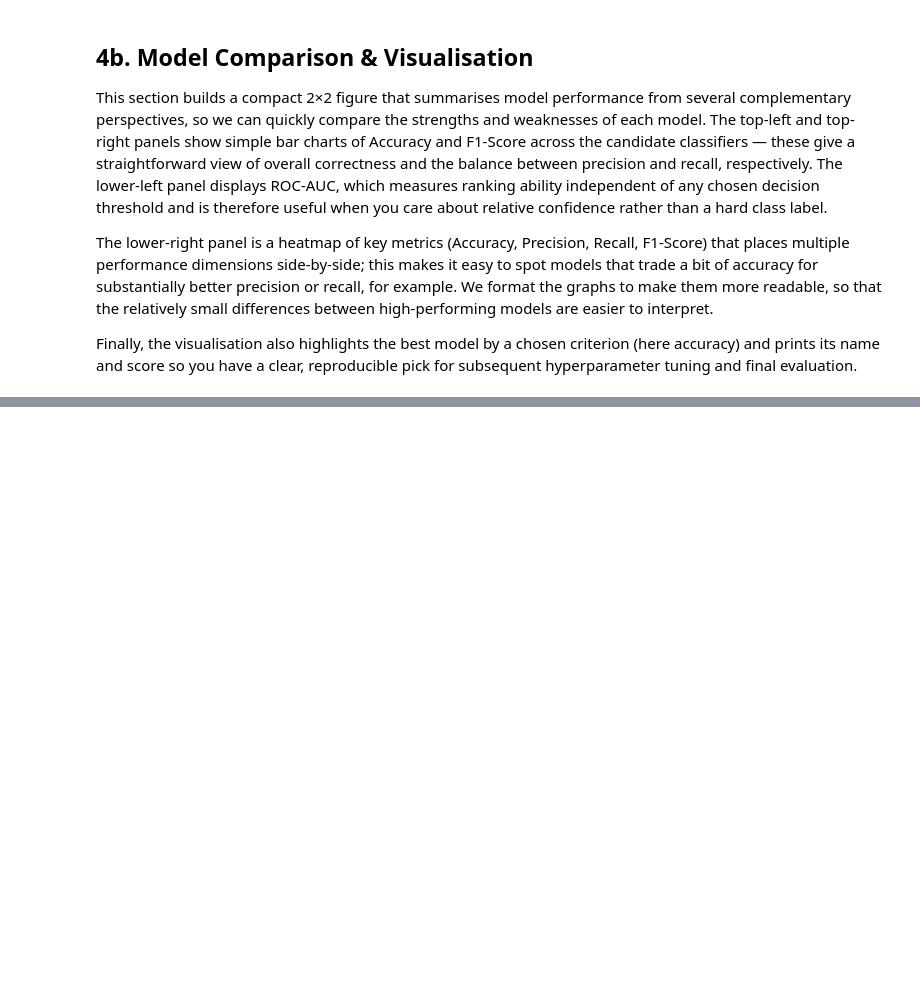
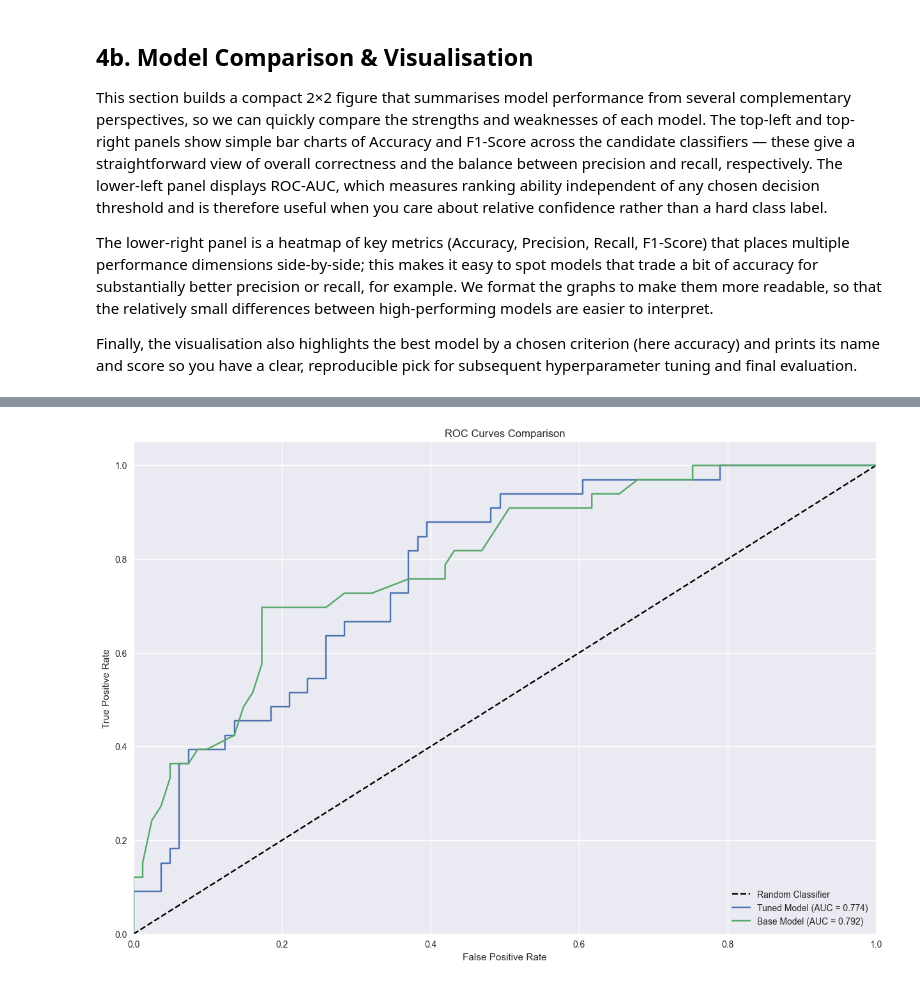
Before and after one commit to ScryptIQ-ai/UCL-Biosciences-ML, a Jupyter notebook: completed-notebooks/2_supervised_ml.ipynb, the cells around one changed output, grey strips where cells are left out. Cells and saved outputs as stored; diff of their text form; code cells hidden in the pictures; blank space fills up the shorter version.

```diff
--- a/completed-notebooks/2_supervised_ml.ipynb
+++ b/completed-notebooks/2_supervised_ml.ipynb
@@ -330,0 +404,3 @@ In this step we perform targeted hyperparameter tuning to see if we can improve
+# %%
+best_model_name = 'Random Forest'
+print(f"'CV Accuracy: {results_df.loc[best_model_name, 'CV Score']:.3f}")
@@ -394 +469,27 @@ weighted avg       0.97      0.96      0.97       114
+# %%
+# Visualise model performance:
+fig, axes = plt.subplots(figsize=(15, 10))
+
+# Generate line indicating random:
+axes.plot([0, 1], [0, 1], 'k--', label='Random Classifier')
+
+y_proba = final_model.predict_proba(X_test_selected)[:, 1]
+fpr, tpr, _ = roc_curve(y_test, y_proba)
+axes.plot(fpr, tpr, label=f'{'Tuned Model'} (AUC = {roc_auc_score(y_test, y_proba):.3f})')
+
+base_model = RandomForestClassifier(random_state=42).fit(X_train_selected, y_train)
+y_proba = base_model.predict_proba(X_test_selected)[:, 1]
+fpr, tpr, _ = roc_curve(y_test, y_proba)
+axes.plot(fpr, tpr, label=f'{'Base Model'} (AUC = {roc_auc_score(y_test, y_proba):.3f})')
+
+axes.set_xlabel('False Positive Rate')
+axes.set_ylabel('True Positive Rate')
+axes.set_title('ROC Curves Comparison')
+axes.legend(loc='lower right')
+axes.set_xlim([0.0, 1.0])
+axes.set_ylim([0.0, 1.05])
+
+fig.show()
+# %% [output]
+[figure, added]
 # %% [markdown]
```
Also changed, not shown: parts of 29 cells of this notebook, 7 other files.
